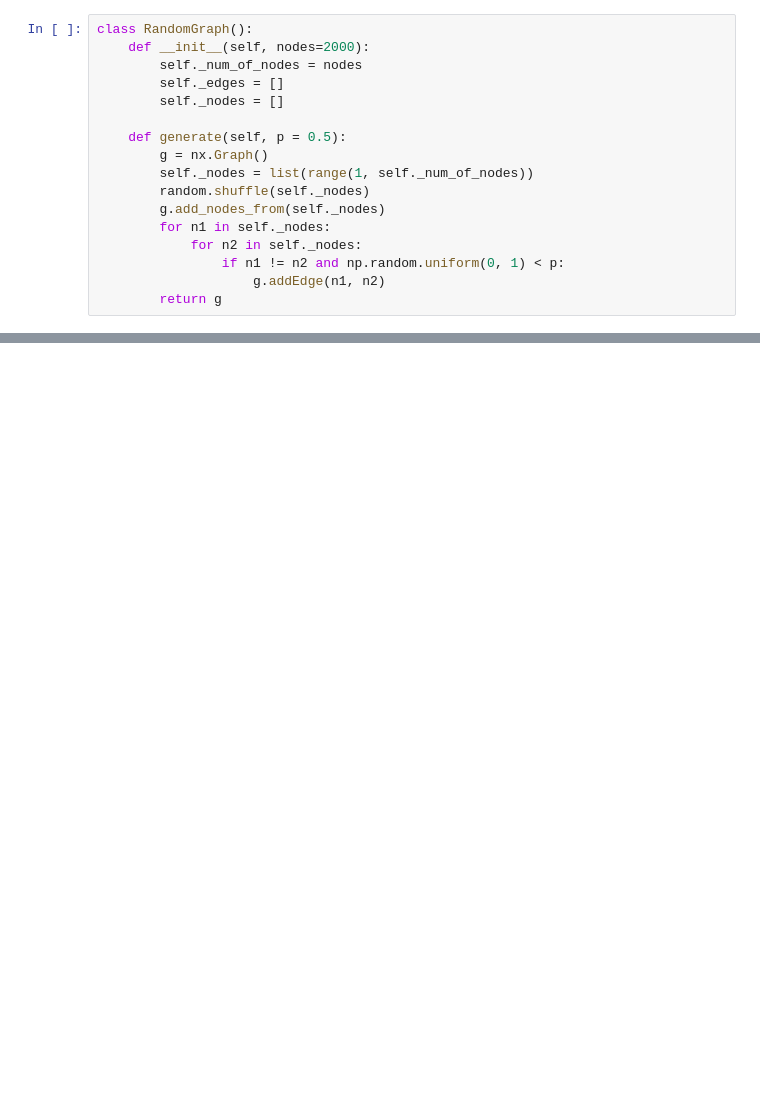
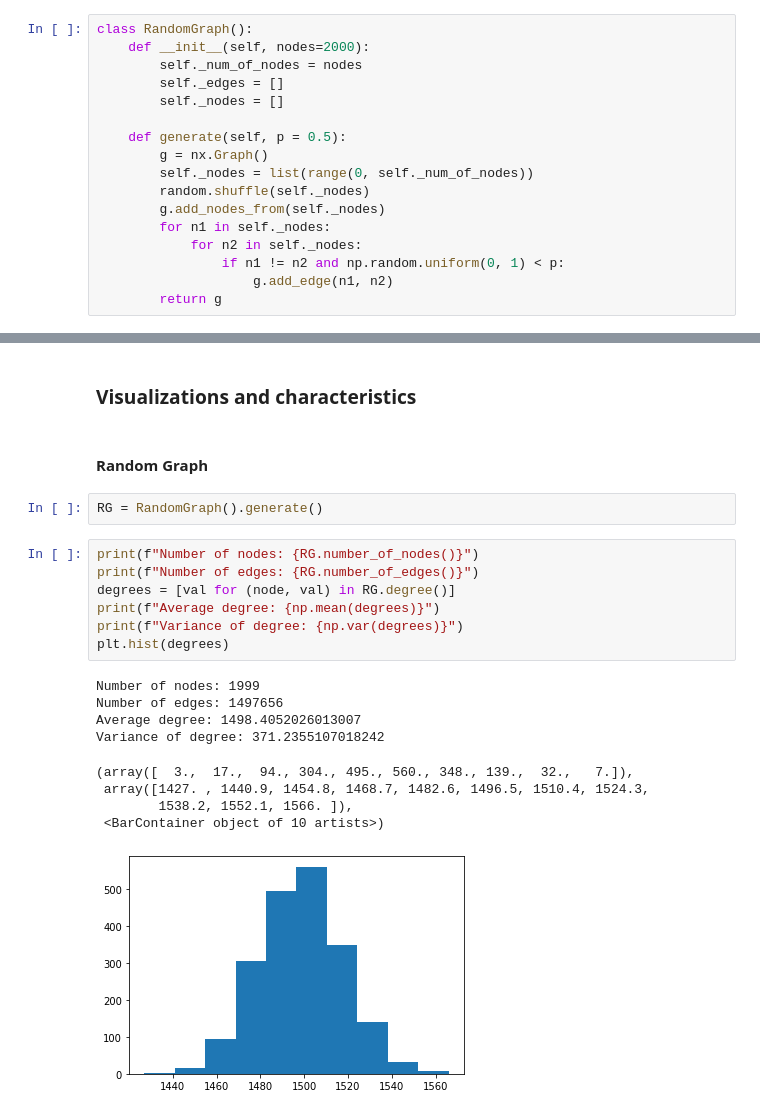
Before and after one commit to KasiaMacioszek/diffusion_processes, a Jupyter notebook: Assignment3.ipynb, the cells around one changed output, grey strips where cells are left out. Saved outputs shown, nothing was run; the diff lists cells and outputs as text; blank space fills up the shorter version.

Commit message:
add WS and BA models and some graph visualization

```diff
--- a/Assignment3.ipynb
+++ b/Assignment3.ipynb
@@ -12,13 +12,13 @@ class RandomGraph():
 
     def generate(self, p = 0.5):
         g = nx.Graph()
-        self._nodes = list(range(1, self._num_of_nodes))
+        self._nodes = list(range(0, self._num_of_nodes))
         random.shuffle(self._nodes)
         g.add_nodes_from(self._nodes)
         for n1 in self._nodes:
             for n2 in self._nodes:
                 if n1 != n2 and np.random.uniform(0, 1) < p:
-                    g.addEdge(n1, n2)
+                    g.add_edge(n1, n2)
         return g
 # %%
 class Watts_Strogatz_model():
@@ -32,0 +63,23 @@ class Watts_Strogatz_model():
+# %% [markdown]
+### Visualizations and characteristics
+# %% [markdown]
+#### Random Graph
+# %%
+RG = RandomGraph().generate()
+# %%
+print(f"Number of nodes: {RG.number_of_nodes()}")
+print(f"Number of edges: {RG.number_of_edges()}")
+degrees = [val for (node, val) in RG.degree()]
+print(f"Average degree: {np.mean(degrees)}")
+print(f"Variance of degree: {np.var(degrees)}")
+plt.hist(degrees)
+# %% [output]
+Number of nodes: 1999
+Number of edges: 1497656
+Average degree: 1498.4052026013007
+Variance of degree: 371.2355107018242
+(array([  3.,  17.,  94., 304., 495., 560., 348., 139.,  32.,   7.]),
+ array([1427. , 1440.9, 1454.8, 1468.7, 1482.6, 1496.5, 1510.4, 1524.3,
+        1538.2, 1552.1, 1566. ]),
+ <BarContainer object of 10 artists>)
+[figure, added]
```
Also changed, not shown: parts of 12 cells of this notebook.
